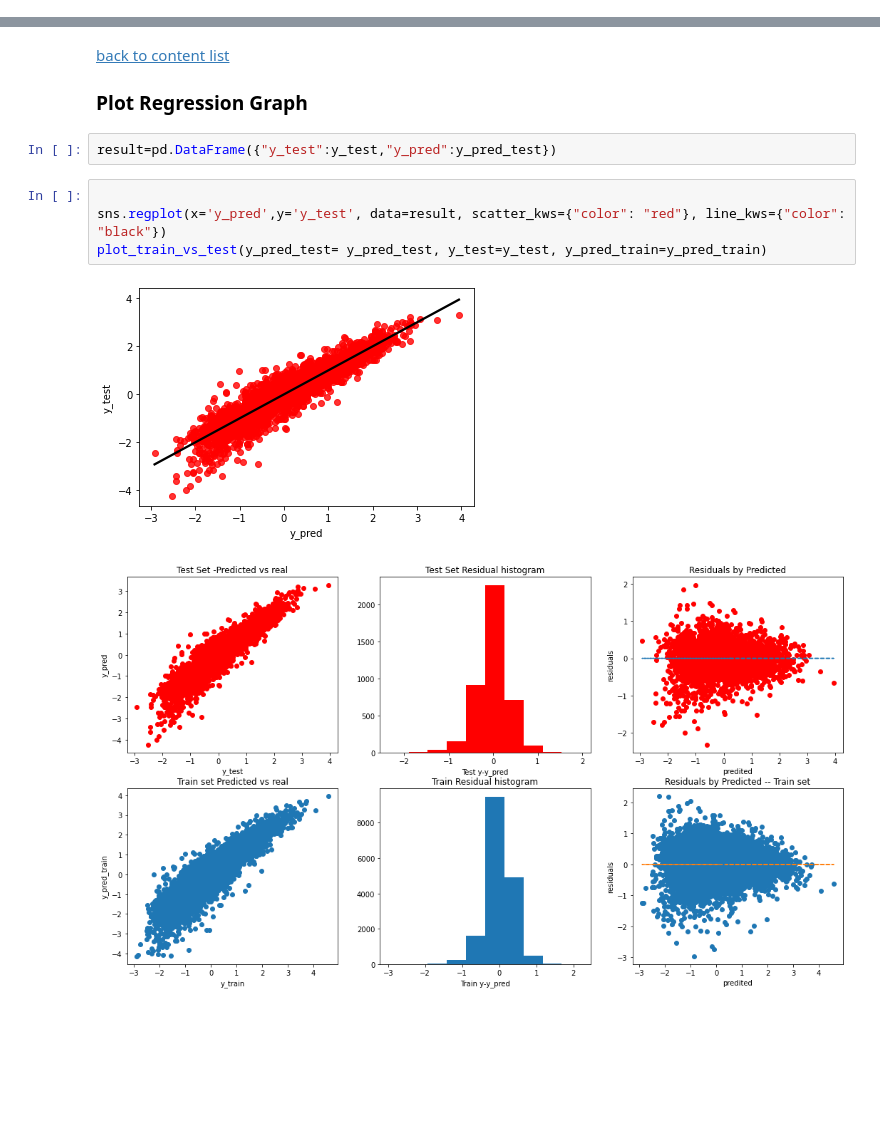
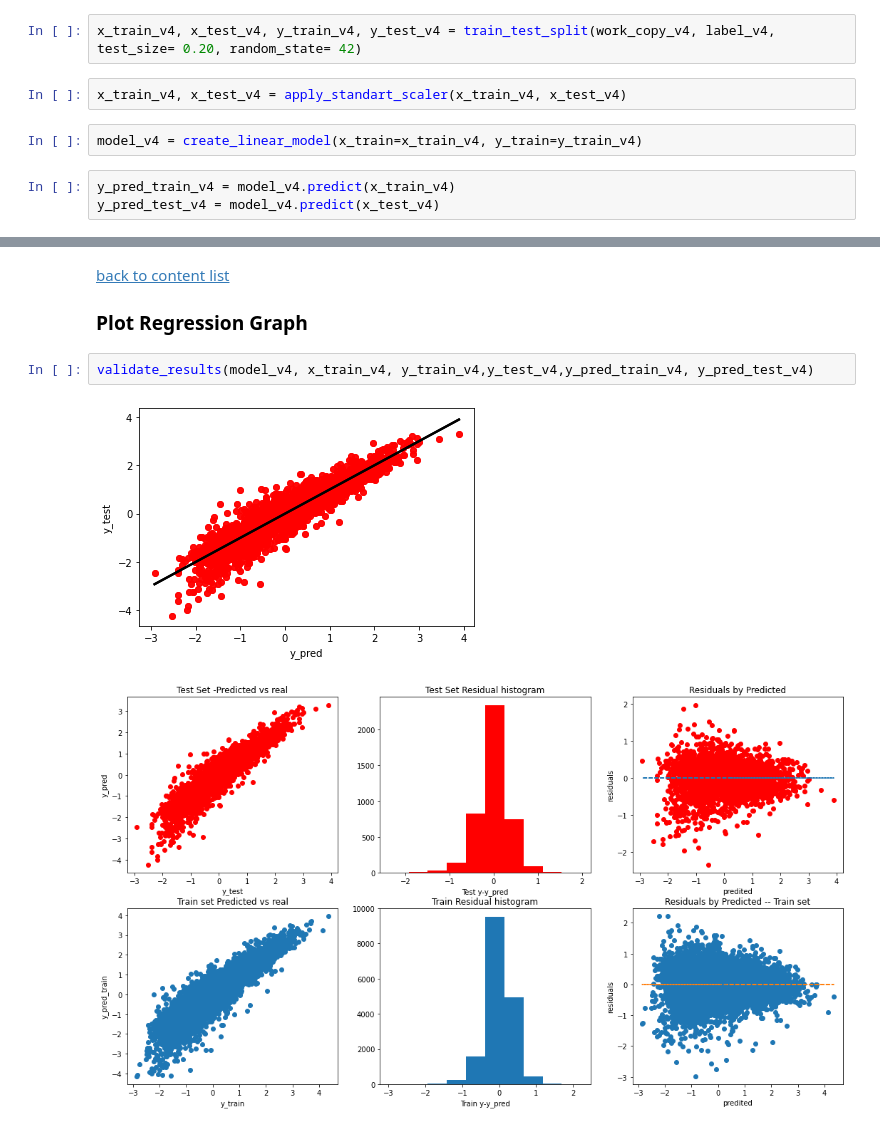
Before and after one commit to Denny-Meyer/IronHack_mid_term_real_state_regression, a Jupyter notebook: source_code/data_analytics_denny.ipynb, the cells around one changed output, grey strips where cells are left out. Cells and saved outputs as stored; diff of their text form; blank space fills up the shorter version.

```diff
--- a/source_code/data_analytics_denny.ipynb
+++ b/source_code/data_analytics_denny.ipynb
@@ -615,0 +594,9 @@ strong multicollinearity or other numerical problems.
+# %%
+x_train_v4, x_test_v4, y_train_v4, y_test_v4 = train_test_split(work_copy_v4, label_v4, test_size= 0.20, random_state= 42)
+# %%
+x_train_v4, x_test_v4 = apply_standart_scaler(x_train_v4, x_test_v4)
+# %%
+model_v4 = create_linear_model(x_train=x_train_v4, y_train=y_train_v4)
+# %%
+y_pred_train_v4 = model_v4.predict(x_train_v4)
+y_pred_test_v4 = model_v4.predict(x_test_v4)
@@ -617,12 +641,8 @@ strong multicollinearity or other numerical problems.
 <a id='plot_regression'></a>
 <a href='#content'>back to content list</a>
 ### Plot Regression Graph
-# %%
-result=pd.DataFrame({"y_test":y_test,"y_pred":y_pred_test})
-# %%
-
-sns.regplot(x='y_pred',y='y_test', data=result, scatter_kws={"color": "red"}, line_kws={"color": "black"})
-plot_train_vs_test(y_pred_test= y_pred_test, y_test=y_test, y_pred_train=y_pred_train)
-# %% [output]
-[figure, removed]
-[figure, removed]
+# %%
+validate_results(model_v4, x_train_v4, y_train_v4,y_test_v4,y_pred_train_v4, y_pred_test_v4)
+# %% [output]
+[figure, added]
+[figure, added]
```
Also changed, not shown: parts of 66 cells of this notebook.
